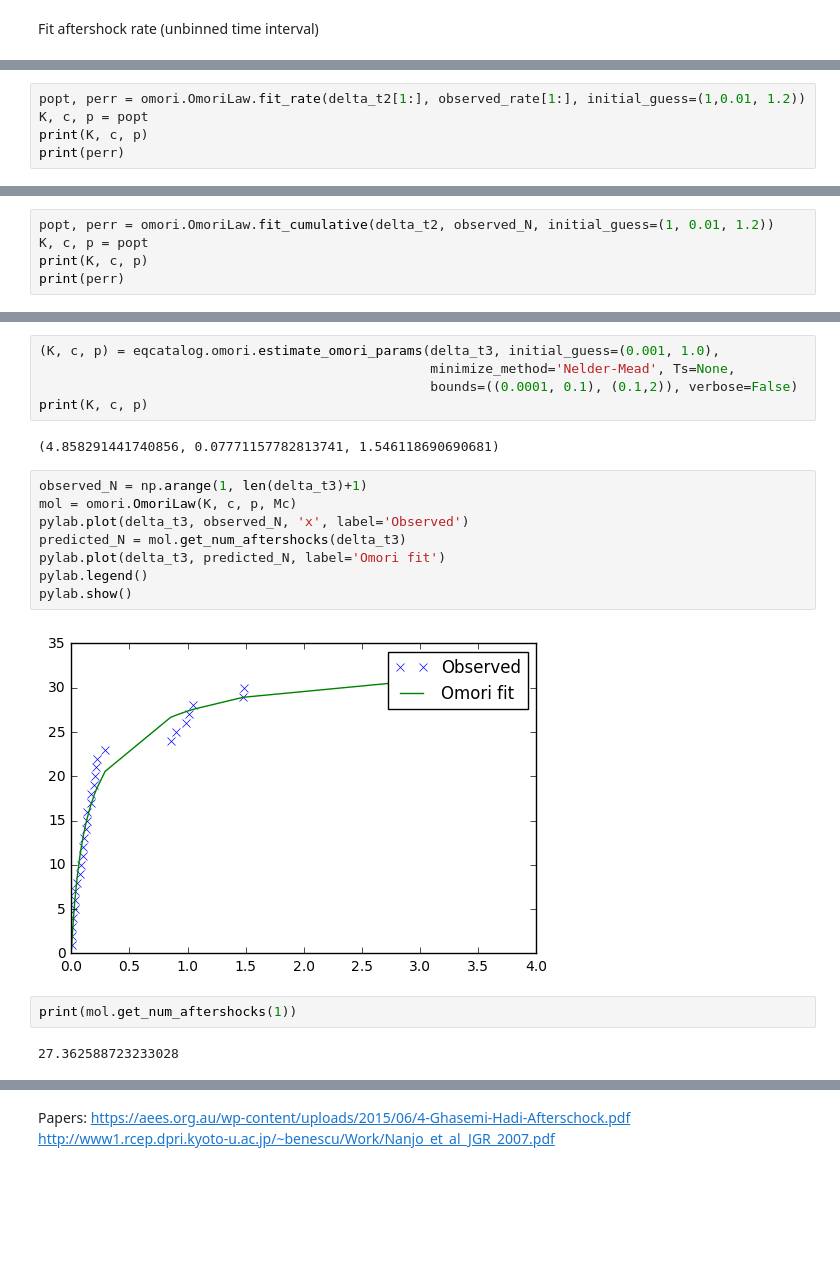
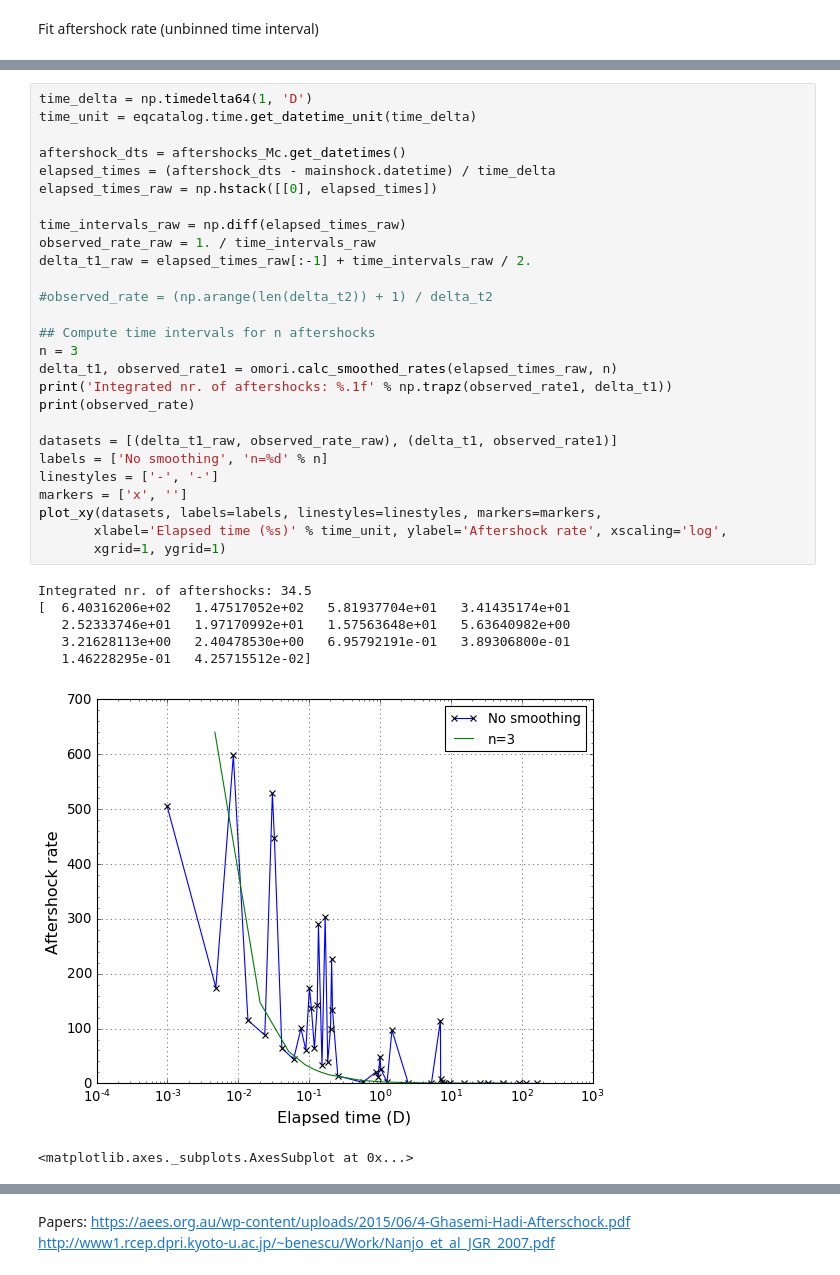
Before and after one commit to ROB-Seismology/eqcatalog, a Jupyter notebook: notebooks/[Aftershocks] Fit Omori.ipynb, the cells around one changed output, grey strips where cells are left out. Drawn from its saved outputs; the diff is of its cells as text; blank space fills up the shorter version.

```diff
--- a/notebooks/[Aftershocks] Fit Omori.ipynb
+++ b/notebooks/[Aftershocks] Fit Omori.ipynb
@@ -150,5 +178,0 @@ pylab.semilogx(delta_t2[1:], observed_rate[1:], 'x')
-# %%
-popt, perr = omori.OmoriLaw.fit_rate(delta_t2[1:], observed_rate[1:], initial_guess=(1,0.01, 1.2))
-K, c, p = popt
-print(K, c, p)
-print(perr)
@@ -175,5 +178,0 @@ observed_N = np.arange(1, len(delta_t2)+1)
-# %%
-popt, perr = omori.OmoriLaw.fit_cumulative(delta_t2, observed_N, initial_guess=(1, 0.01, 1.2))
-K, c, p = popt
-print(K, c, p)
-print(perr)
@@ -222,21 +179,35 @@ pylab.plot(delta_t3, range(len(delta_t3)))
-# %%
-(K, c, p) = eqcatalog.omori.estimate_omori_params(delta_t3, initial_guess=(0.001, 1.0),
-                                                  minimize_method='Nelder-Mead', Ts=None,
-                                                  bounds=((0.0001, 0.1), (0.1,2)), verbose=False)
-print(K, c, p)
-# %% [output]
-(4.858291441740856, 0.07771157782813741, 1.546118690690681)
-# %%
-observed_N = np.arange(1, len(delta_t3)+1)
-mol = omori.OmoriLaw(K, c, p, Mc)
-pylab.plot(delta_t3, observed_N, 'x', label='Observed')
-predicted_N = mol.get_num_aftershocks(delta_t3)
-pylab.plot(delta_t3, predicted_N, label='Omori fit')
-pylab.legend()
-pylab.show()
-# %% [output]
-[figure, removed]
-# %%
-print(mol.get_num_aftershocks(1))
-# %% [output]
-27.362588723233028
+# %%
+time_delta = np.timedelta64(1, 'D')
+time_unit = eqcatalog.time.get_datetime_unit(time_delta)
+
+aftershock_dts = aftershocks_Mc.get_datetimes()
+elapsed_times = (aftershock_dts - mainshock.datetime) / time_delta
+elapsed_times_raw = np.hstack([[0], elapsed_times])
+
+time_intervals_raw = np.diff(elapsed_times_raw)
+observed_rate_raw = 1. / time_intervals_raw
+delta_t1_raw = elapsed_times_raw[:-1] + time_intervals_raw / 2.
+
+#observed_rate = (np.arange(len(delta_t2)) + 1) / delta_t2
+
+## Compute time intervals for n aftershocks
+n = 3
+delta_t1, observed_rate1 = omori.calc_smoothed_rates(elapsed_times_raw, n)
+print('Integrated nr. of aftershocks: %.1f' % np.trapz(observed_rate1, delta_t1))
+print(observed_rate)
+
+datasets = [(delta_t1_raw, observed_rate_raw), (delta_t1, observed_rate1)]
+labels = ['No smoothing', 'n=%d' % n]
+linestyles = ['-', '-']
+markers = ['x', '']
+plot_xy(datasets, labels=labels, linestyles=linestyles, markers=markers,
+       xlabel='Elapsed time (%s)' % time_unit, ylabel='Aftershock rate', xscaling='log',
+       xgrid=1, ygrid=1)
+# %% [output]
+Integrated nr. of aftershocks: 34.5
+[  6.40316206e+02   1.47517052e+02   5.81937704e+01   3.41435174e+01
+   2.52333746e+01   1.97170992e+01   1.57563648e+01   5.63640982e+00
+   3.21628113e+00   2.40478530e+00   6.95792191e-01   3.89306800e-01
+   1.46228295e-01   4.25715512e-02]
+[figure, added]
+<matplotlib.axes._subplots.AxesSubplot at 0x...>
```
Also changed, not shown: parts of 57 cells of this notebook.
